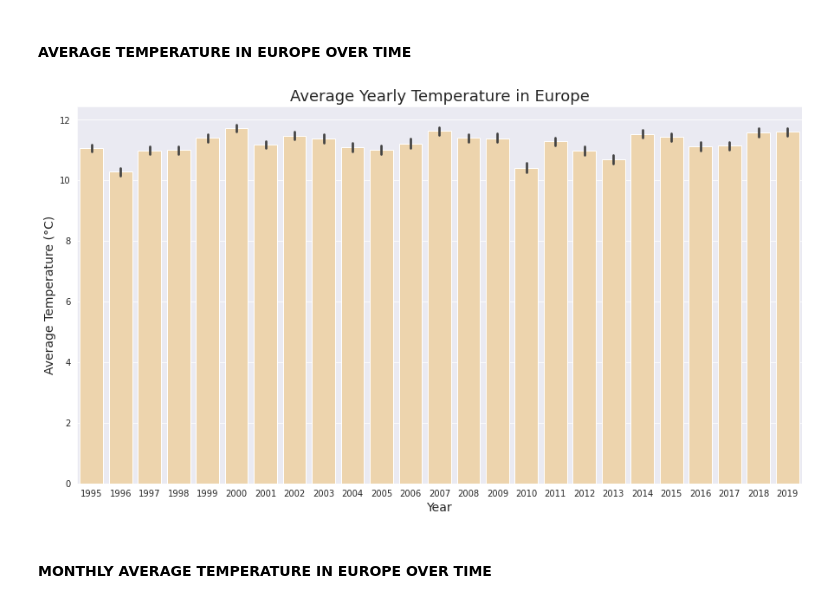
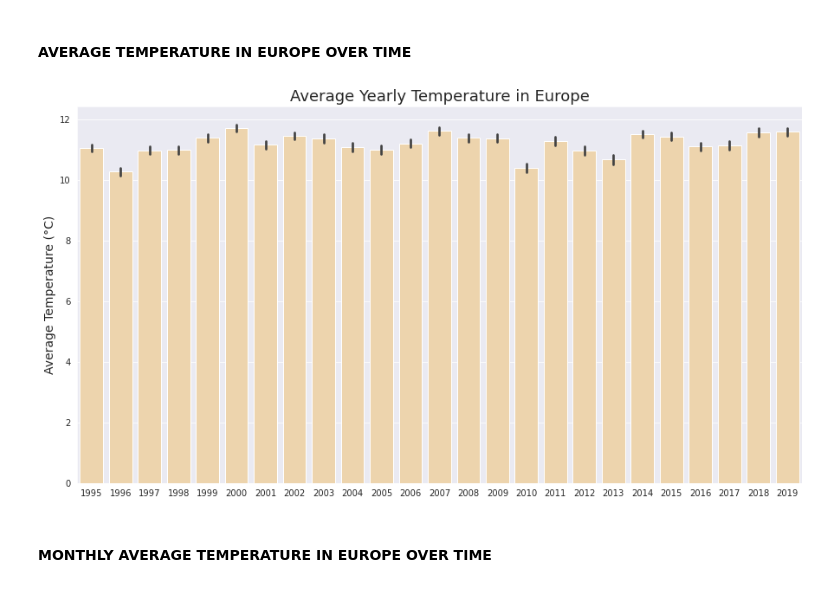
Before and after one commit to HeleneFabia/daily-temperatures-eda, a Jupyter notebook: daily-temperatures-eda.ipynb, the cells around one changed output. Cells and saved outputs as stored; diff of their text form; code cells hidden in the pictures.

```diff
--- a/daily-temperatures-eda.ipynb
+++ b/daily-temperatures-eda.ipynb
@@ -472,12 +472,12 @@ plt.show()
 # %%
 plt.figure(figsize=(15,8))
 sns.barplot(x='Year', y='AvgTempCelsius_rounded2', data=df_europe, color="#FAD7A0", saturation=0.7)
 plt.title('Average Yearly Temperature in Europe', fontsize=18)
-plt.xlabel('Year', fontsize=14)
+plt.xlabel('')
 plt.ylabel('Average Temperature (°C)', fontsize=14)
 plt.show();
 # %% [output]
-[figure, old version]
+[figure, new version]
 # %% [markdown]
 #### MONTHLY AVERAGE TEMPERATURE IN EUROPE OVER TIME
 # %%
```
Also changed, not shown: parts of 3 cells of this notebook.
